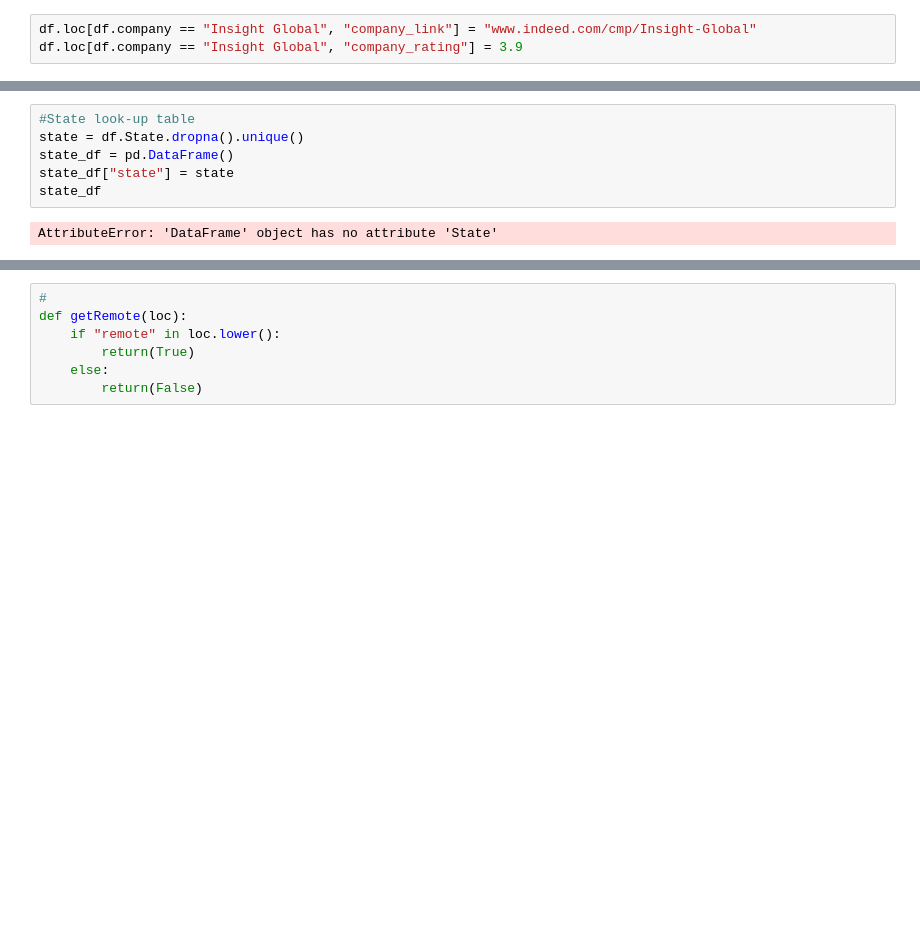
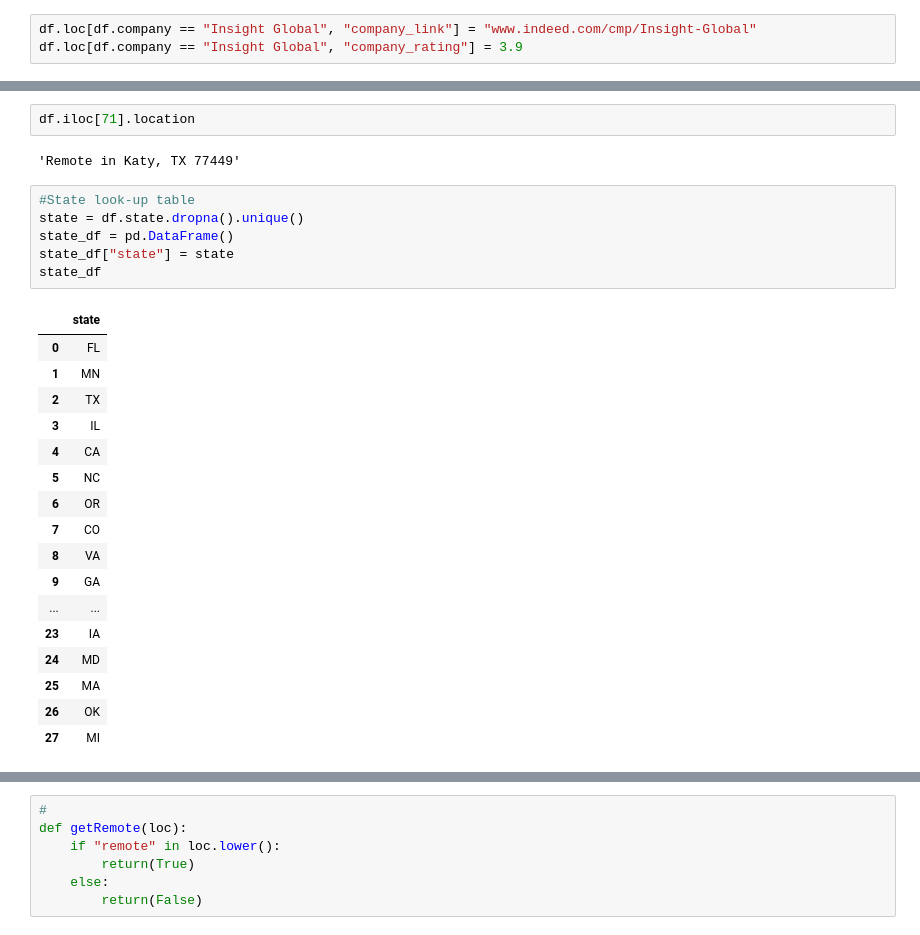
Before and after one commit to hanle1988/smu_bootcamp_project2, a Jupyter notebook: Bekhem's work/Project 2.ipynb, the cells around one changed output, grey strips where cells are left out. Cells and saved outputs as stored; diff of their text form; blank space fills up the shorter version.

```diff
--- a/Bekhem's work/Project 2.ipynb
+++ b/Bekhem's work/Project 2.ipynb
@@ -260,8 +322,28 @@ Name: company, Length: 192, dtype: int64
+# %%
+df.iloc[71].location
+# %% [output]
+'Remote in Katy, TX 77449'
 # %%
 #State look-up table
-state = df.State.dropna().unique()
+state = df.state.dropna().unique()
 state_df = pd.DataFrame()
 state_df["state"] = state
 state_df
 # %% [output]
-AttributeError: 'DataFrame' object has no attribute 'State'
+|  | state |
+| 0 | FL |
+| 1 | MN |
+| 2 | TX |
+| 3 | IL |
+| 4 | CA |
+| 5 | NC |
+| 6 | OR |
+| 7 | CO |
+| 8 | VA |
+| 9 | GA |
+| ... | ... |
+| 23 | IA |
+| 24 | MD |
+| 25 | MA |
+| 26 | OK |
+| 27 | MI |
```
Also changed, not shown: parts of 43 cells of this notebook, 3 other files.
